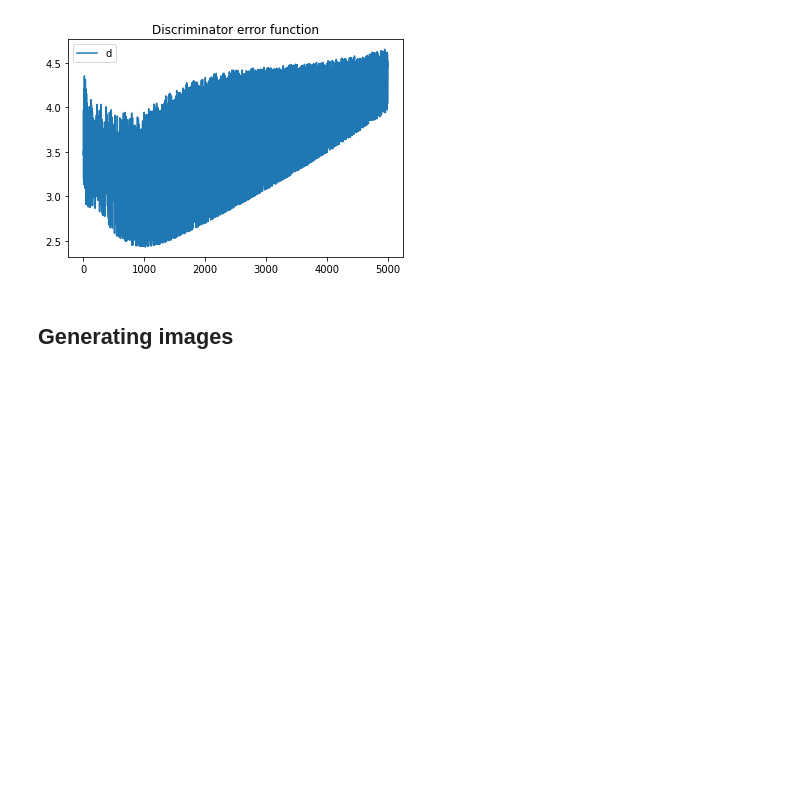
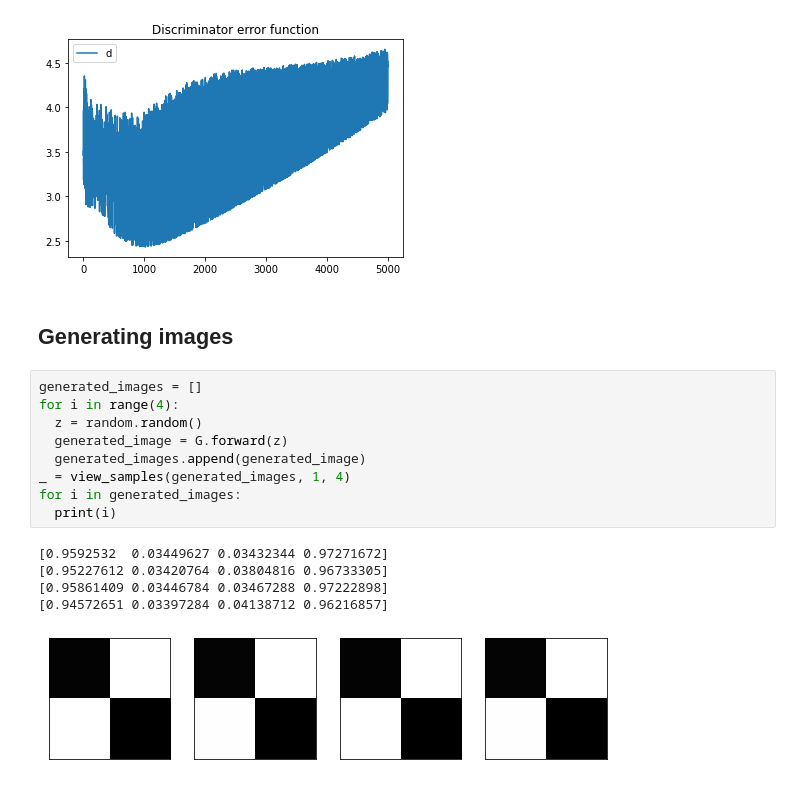
Before and after one commit to manuel-suarez/introduction_to_gans, a Jupyter notebook: Generative_Adversarial_Networks_in_Slanted_Land.ipynb, the cells around one changed output. Drawn from its saved outputs; the diff is of its cells as text; blank space fills up the shorter version.

Commit message:
Generating images

```diff
--- a/Generative_Adversarial_Networks_in_Slanted_Land.ipynb
+++ b/Generative_Adversarial_Networks_in_Slanted_Land.ipynb
@@ -179,3 +179,18 @@ Text(0.5, 1.0, 'Discriminator error function')
 [figure]
 # %% [markdown]
 ## Generating images
+# %%
+generated_images = []
+for i in range(4):
+  z = random.random()
+  generated_image = G.forward(z)
+  generated_images.append(generated_image)
+_ = view_samples(generated_images, 1, 4)
+for i in generated_images:
+  print(i)
+# %% [output]
+[0.9592532  0.03449627 0.03432344 0.97271672]
+[0.95227612 0.03420764 0.03804816 0.96733305]
+[0.95861409 0.03446784 0.03467288 0.97222898]
+[0.94572651 0.03397284 0.04138712 0.96216857]
+[figure, added]
```
